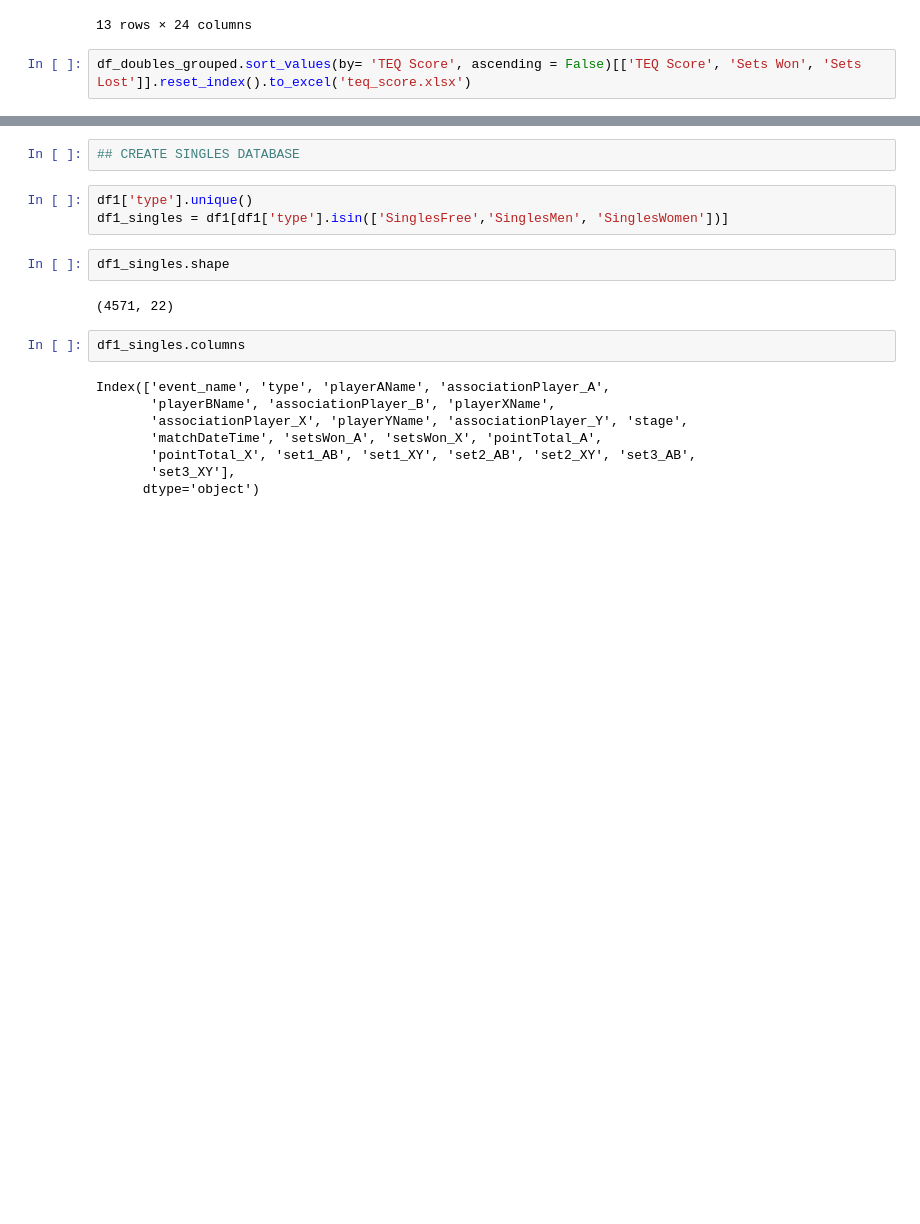
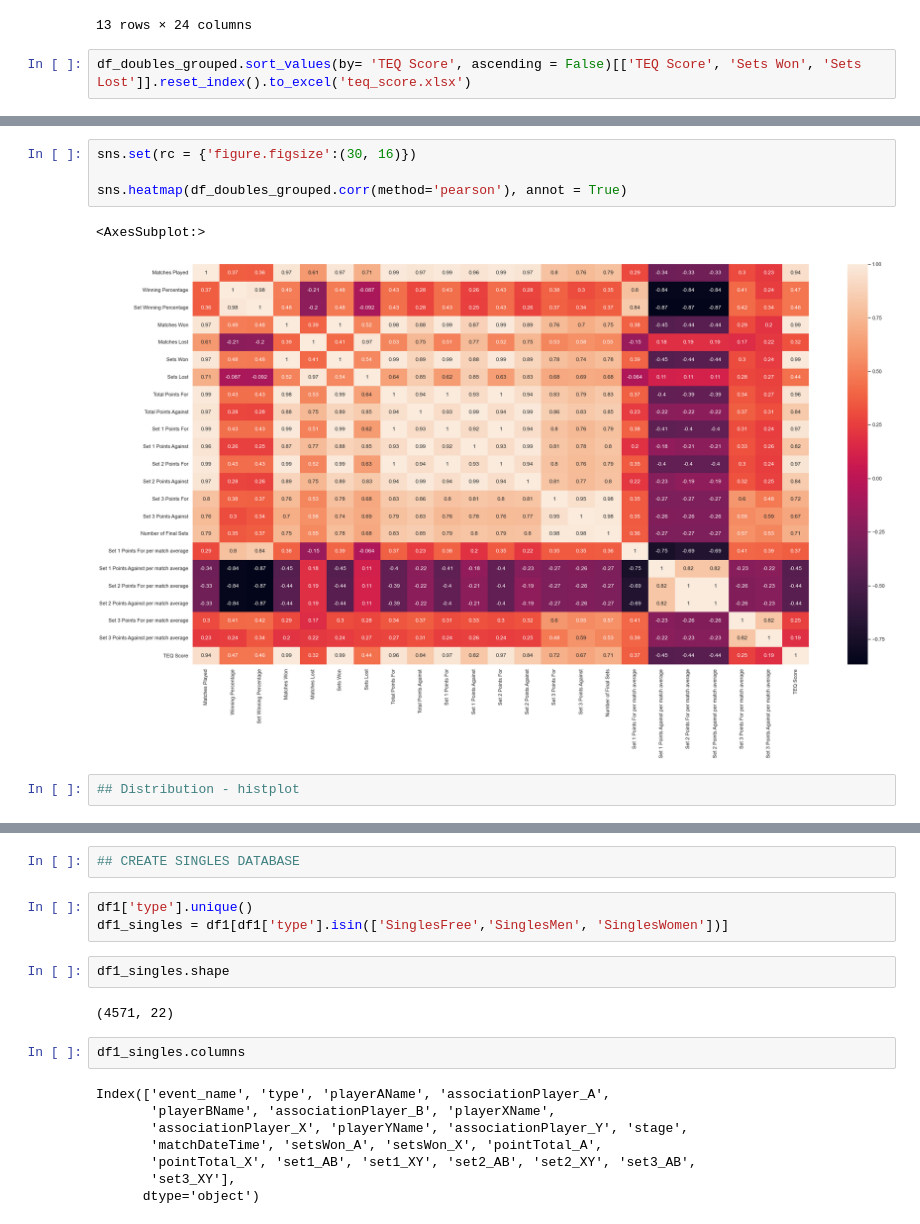
Before and after one commit to basketking/FITEQ_matches, a Jupyter notebook: main.ipynb, the cells around one changed output, grey strips where cells are left out. Drawn from its saved outputs; the diff is of its cells as text; blank space fills up the shorter version.

```diff
--- a/main.ipynb
+++ b/main.ipynb
@@ -511,0 +535,9 @@ df_doubles_grouped.sort_values(by= 'TEQ Score', ascending = False)[['TEQ Score',
+# %%
+sns.set(rc = {'figure.figsize':(30, 16)})
+
+sns.heatmap(df_doubles_grouped.corr(method='pearson'), annot = True)
+# %% [output]
+<AxesSubplot:>
+[figure, added]
+# %%
+## Distribution - histplot
```
Also changed, not shown: parts of 4 cells of this notebook, 2 other files.
